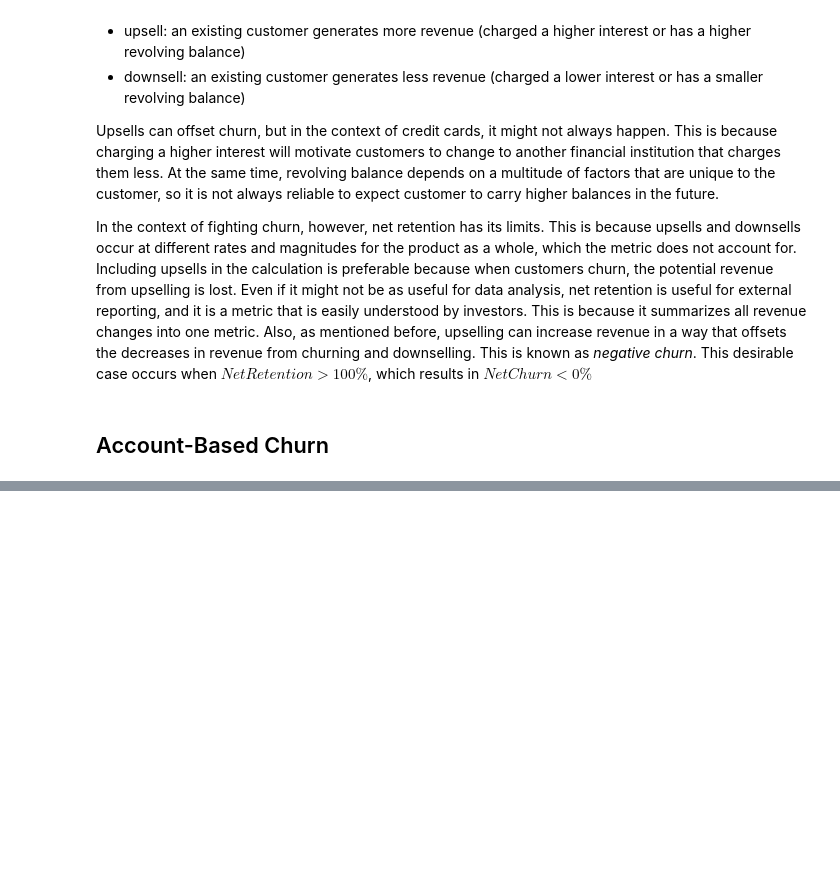
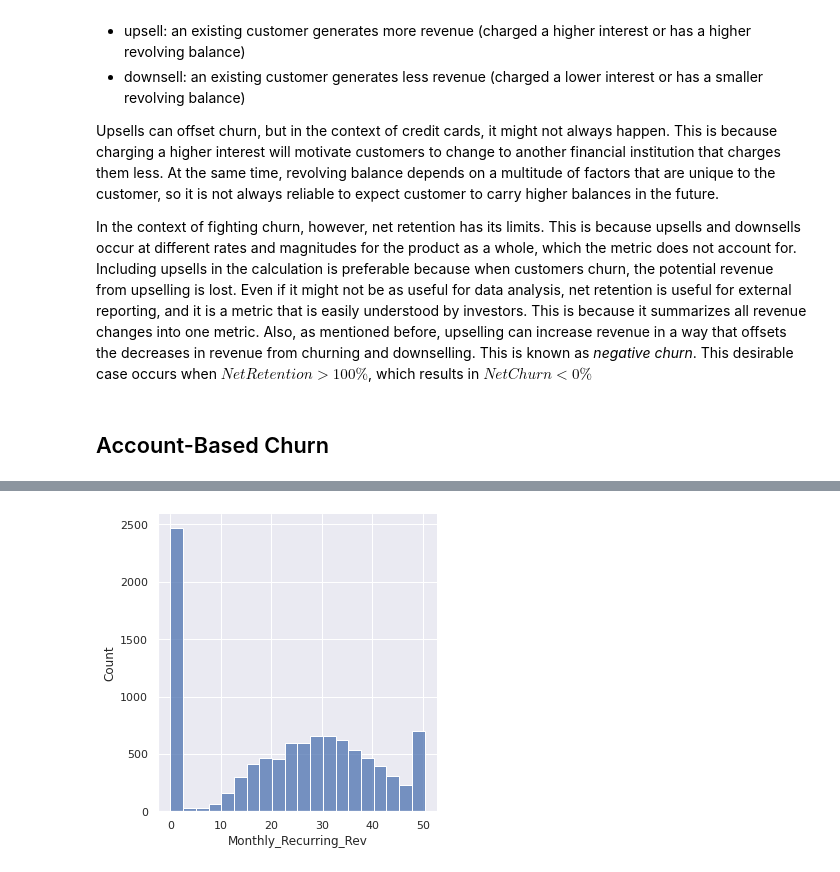
Before and after one commit to eCapitalAdvisors/templates, a Jupyter notebook: CustomerChurn/notebooks/01_jmalaver_MeasuringChurn.ipynb, the cells around one changed output, grey strips where cells are left out. Saved outputs shown, nothing was run; the diff lists cells and outputs as text; code cells hidden in the pictures; blank space fills up the shorter version.

```diff
--- a/CustomerChurn/notebooks/01_jmalaver_MeasuringChurn.ipynb
+++ b/CustomerChurn/notebooks/01_jmalaver_MeasuringChurn.ipynb
@@ -186,0 +189,5 @@ Let's go back to the initial $ChurnRate$ calculated as the proportion of custome
+# %%
+g = sns.displot(data=df, x='Monthly_Recurring_Rev')
+plt.show()
+# %% [output]
+[figure, added]
```
Also changed, not shown: parts of 16 cells of this notebook.
